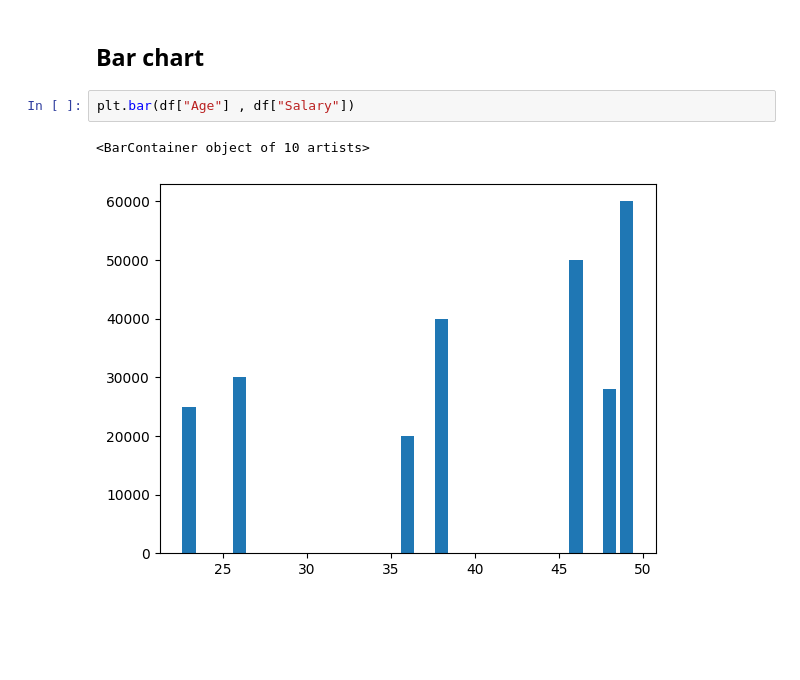
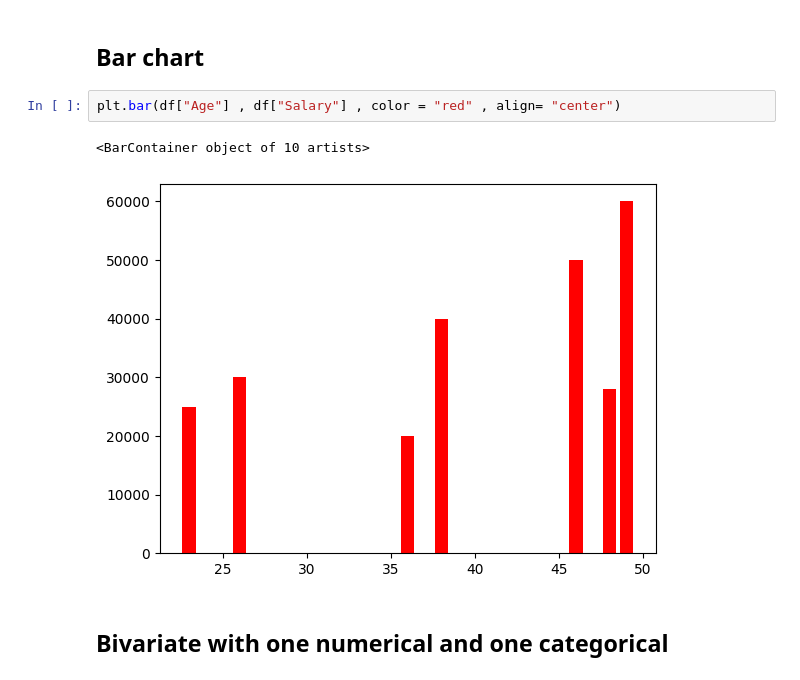
Before and after one commit to HarshNaagar77/AIML, a Jupyter notebook: MatPlotLib/second.ipynb, the cells around one changed output. Drawn from its saved outputs; the diff is of its cells as text; blank space fills up the shorter version.

```diff
--- a/MatPlotLib/second.ipynb
+++ b/MatPlotLib/second.ipynb
@@ -70,7 +70,9 @@ plt.plot( sortedAge["Age"] , df["Salary"] , marker = "*" , linestyle = ":" , lin
 # %% [markdown]
 ## Bar chart
 # %%
-plt.bar(df["Age"] , df["Salary"])
+plt.bar(df["Age"] , df["Salary"] , color = "red" , align= "center")
 # %% [output]
 <BarContainer object of 10 artists>
-[figure, old version]
+[figure, new version]
+# %% [markdown]
+## Bivariate with one numerical and one categorical
```
Also changed, not shown: parts of 2 cells of this notebook.
